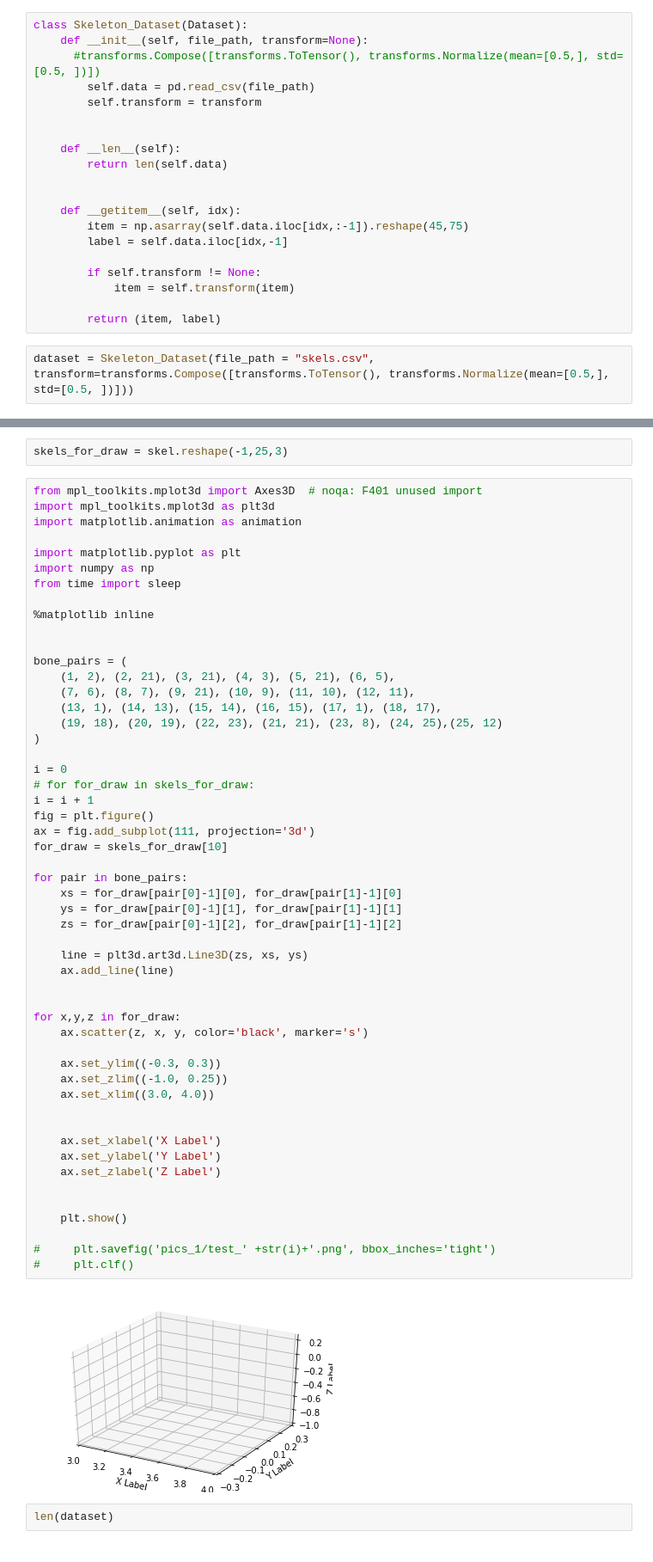
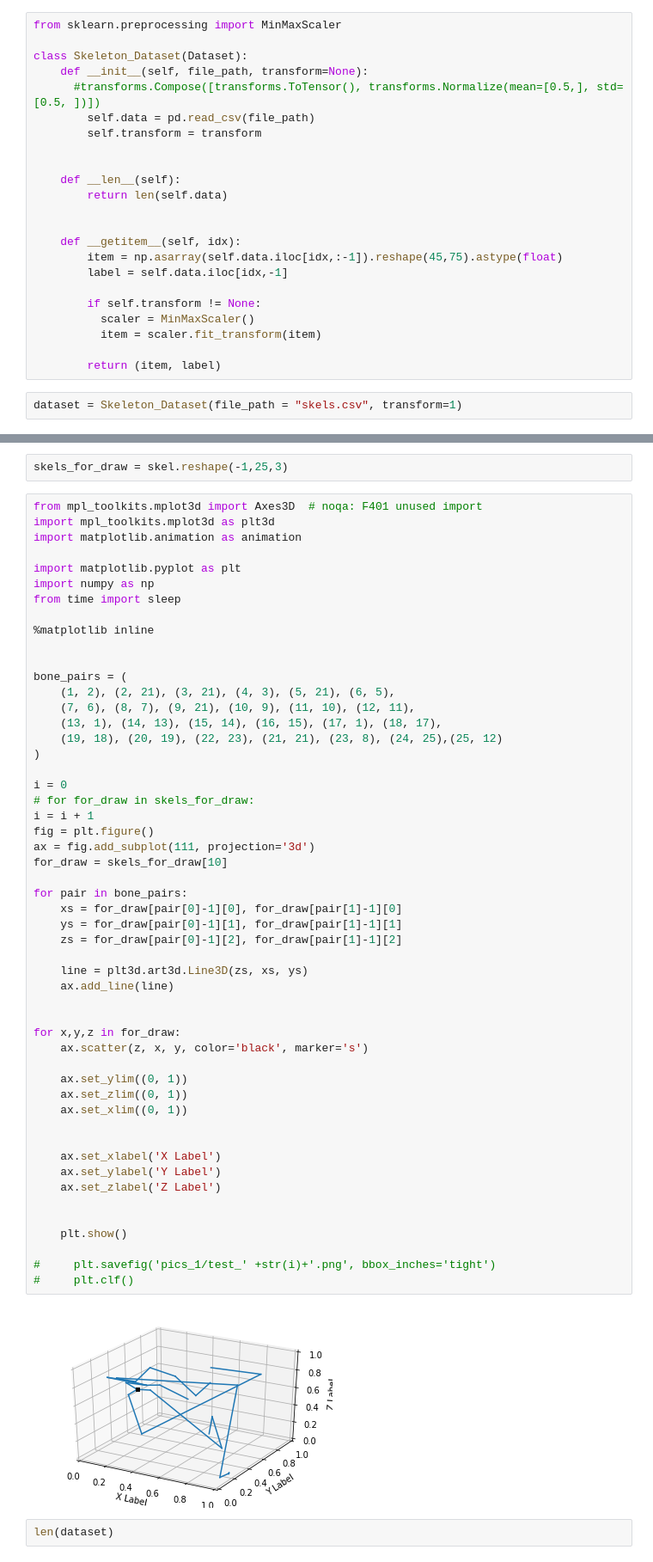
Before and after one commit to SimreAniri/Neural-Networks, a Jupyter notebook: PyTorch_2.ipynb, the cells around one changed output, grey strips where cells are left out. Shown at 86% size. Saved outputs shown, nothing was run; the diff lists cells and outputs as text.

```diff
--- a/PyTorch_2.ipynb
+++ b/PyTorch_2.ipynb
@@ -50,6 +50,8 @@ from torchvision import datasets, transforms
 # %%
 from torch.utils.data import DataLoader, Dataset
 # %%
+from sklearn.preprocessing import MinMaxScaler
+
 class Skeleton_Dataset(Dataset):
     def __init__(self, file_path, transform=None):
       #transforms.Compose([transforms.ToTensor(), transforms.Normalize(mean=[0.5,], std=[0.5, ])])
@@ -62,15 +64,16 @@ class Skeleton_Dataset(Dataset):
 
 
     def __getitem__(self, idx):
-        item = np.asarray(self.data.iloc[idx,:-1]).reshape(45,75)
+        item = np.asarray(self.data.iloc[idx,:-1]).reshape(45,75).astype(float)
         label = self.data.iloc[idx,-1]
 
         if self.transform != None:
-            item = self.transform(item)
+          scaler = MinMaxScaler()
+          item = scaler.fit_transform(item)
 
         return (item, label)
 # %%
-dataset = Skeleton_Dataset(file_path = "skels.csv", transform=transforms.Compose([transforms.ToTensor(), transforms.Normalize(mean=[0.5,], std=[0.5, ])]))
+dataset = Skeleton_Dataset(file_path = "skels.csv", transform=1)
 # %%
 skel, lab = dataset.__getitem__(41)
 # %%
@@ -110,37 +131,37 @@ i = 0
 # for for_draw in skels_for_draw:
 i = i + 1
 fig = plt.figure()
 ax = fig.add_subplot(111, projection='3d')
 for_draw = skels_for_draw[10]
 
 for pair in bone_pairs:
     xs = for_draw[pair[0]-1][0], for_draw[pair[1]-1][0]
     ys = for_draw[pair[0]-1][1], for_draw[pair[1]-1][1]
     zs = for_draw[pair[0]-1][2], for_draw[pair[1]-1][2]
 
     line = plt3d.art3d.Line3D(zs, xs, ys)
     ax.add_line(line)
 
 
 for x,y,z in for_draw:
     ax.scatter(z, x, y, color='black', marker='s')
 
-    ax.set_ylim((-0.3, 0.3))
-    ax.set_zlim((-1.0, 0.25))
-    ax.set_xlim((3.0, 4.0))
+    ax.set_ylim((0, 1))
+    ax.set_zlim((0, 1))
+    ax.set_xlim((0, 1))
 
 
     ax.set_xlabel('X Label')
     ax.set_ylabel('Y Label')
     ax.set_zlabel('Z Label')
 
 
     plt.show()
 
 #     plt.savefig('pics_1/test_' +str(i)+'.png', bbox_inches='tight')
 #     plt.clf()
 # %% [output]
-[figure, old version]
+[figure, new version]
 # %%
 len(dataset)
 # %% [output]
```
Also changed, not shown: parts of 7 cells of this notebook.
